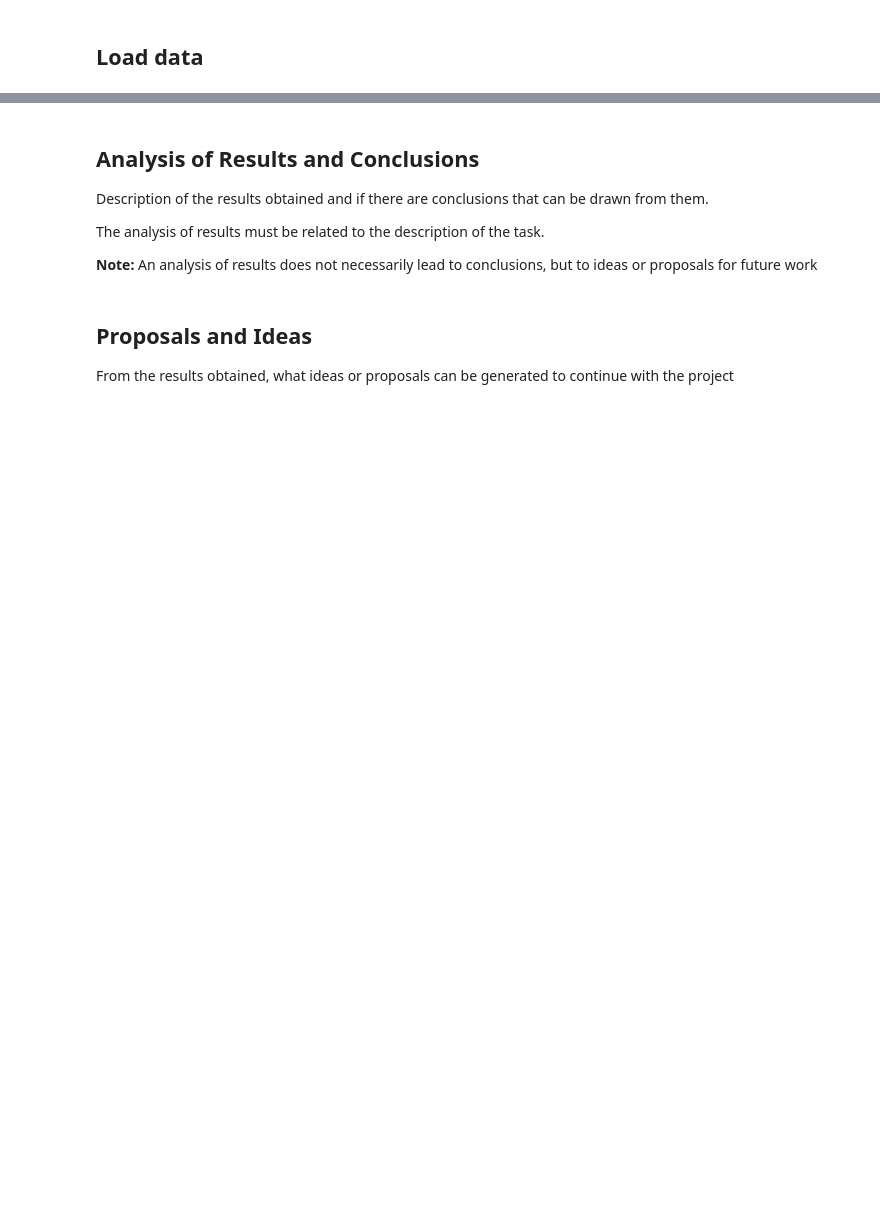
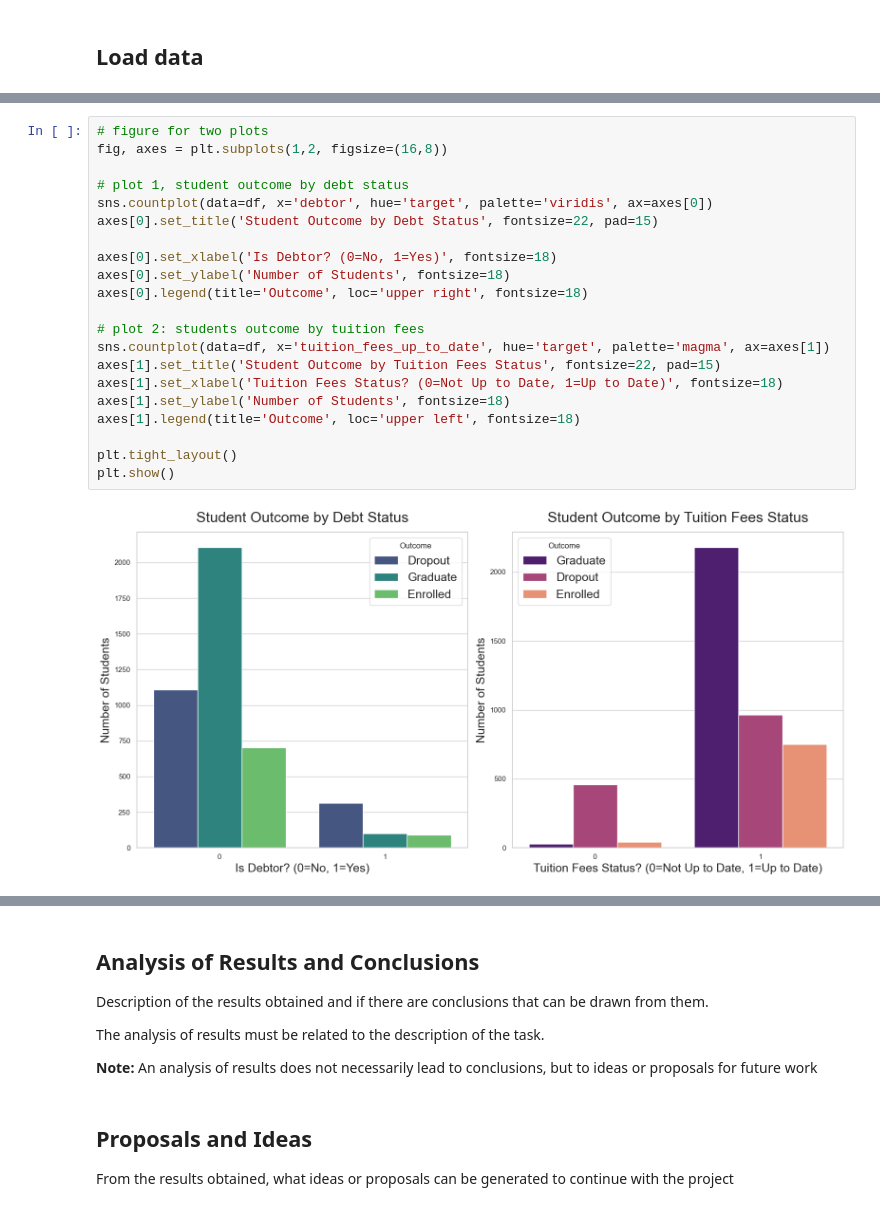
Before and after one commit to weslylaboy/student-outcome-predictor, a Jupyter notebook: notebooks/02_exploratory_data_analysis.ipynb, the cells around one changed output, grey strips where cells are left out. Drawn from its saved outputs; the diff is of its cells as text; blank space fills up the shorter version.

```diff
--- a/notebooks/02_exploratory_data_analysis.ipynb
+++ b/notebooks/02_exploratory_data_analysis.ipynb
@@ -24,0 +137,23 @@ The steps to perfom Exploratory Data Analysis are the following:
+# %%
+# figure for two plots
+fig, axes = plt.subplots(1,2, figsize=(16,8))
+
+# plot 1, student outcome by debt status
+sns.countplot(data=df, x='debtor', hue='target', palette='viridis', ax=axes[0])
+axes[0].set_title('Student Outcome by Debt Status', fontsize=22, pad=15)
+
+axes[0].set_xlabel('Is Debtor? (0=No, 1=Yes)', fontsize=18)
+axes[0].set_ylabel('Number of Students', fontsize=18)
+axes[0].legend(title='Outcome', loc='upper right', fontsize=18)
+
+# plot 2: students outcome by tuition fees
+sns.countplot(data=df, x='tuition_fees_up_to_date', hue='target', palette='magma', ax=axes[1])
+axes[1].set_title('Student Outcome by Tuition Fees Status', fontsize=22, pad=15)
+axes[1].set_xlabel('Tuition Fees Status? (0=Not Up to Date, 1=Up to Date)', fontsize=18)
+axes[1].set_ylabel('Number of Students', fontsize=18)
+axes[1].legend(title='Outcome', loc='upper left', fontsize=18)
+
+plt.tight_layout()
+plt.show()
+# %% [output]
+[figure, added]
```
Also changed, not shown: parts of 37 cells of this notebook, 1 other file.
